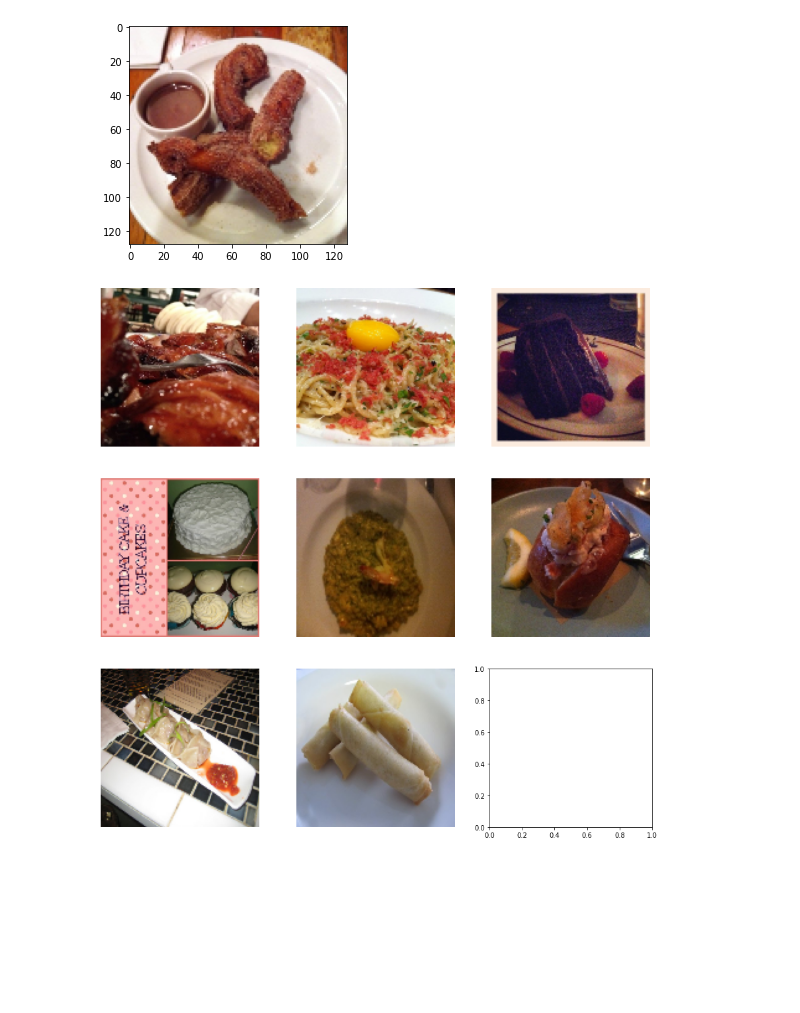
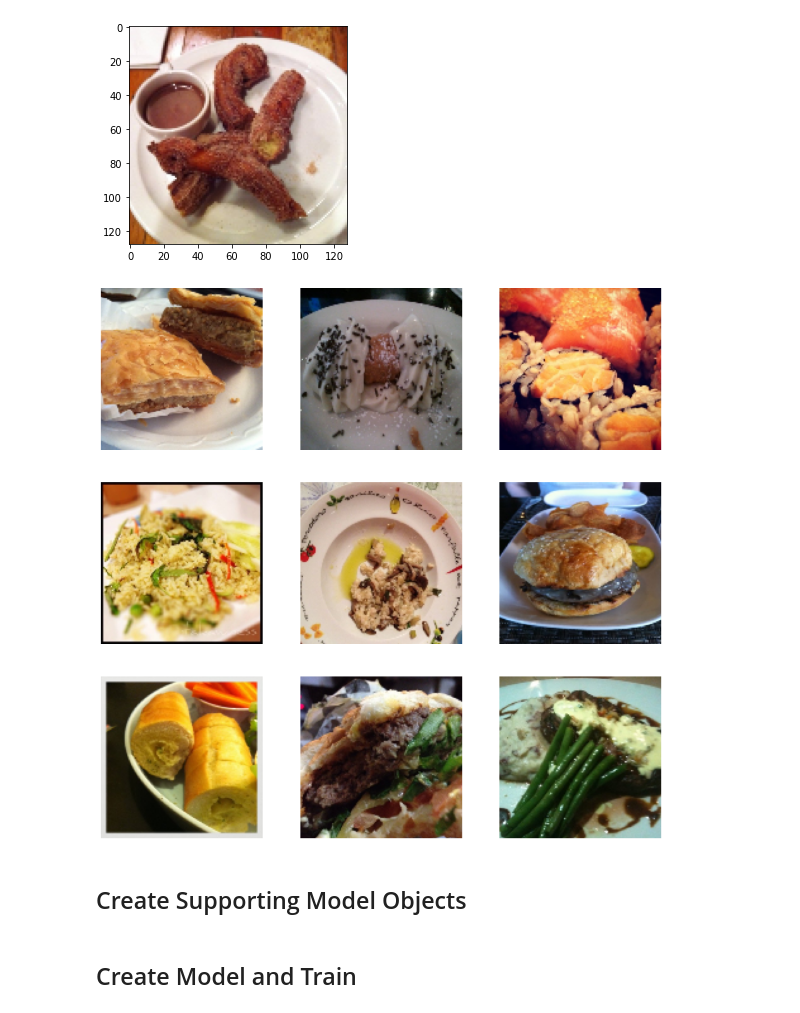
Before and after one commit to josephfemia/VQ-VAE-Pytorch, a Jupyter notebook: VQ VAE.ipynb, the cells around one changed output. Saved outputs shown, nothing was run; the diff lists cells and outputs as text; code cells hidden in the pictures; blank space fills up the shorter version.

```diff
--- a/VQ VAE.ipynb
+++ b/VQ VAE.ipynb
@@ -29,20 +34,22 @@ plt.imshow(food101_ds[0][0].permute(1, 2, 0))
 <matplotlib.image.AxesImage at 0x...>
 [figure]
 # %%
-food101_dl = torch.utils.data.DataLoader(food101_ds, batch_size=8, shuffle=True)
+food101_dl = torch.utils.data.DataLoader(food101_ds, batch_size=16, shuffle=True)
 # %%
 next_foods = next(iter(food101_dl))[0]
 # %%
 row = 0
 fig, ax = plt.subplots(3, 3, figsize=(15, 15))
 
-for i in range(next_foods.shape[0]):
+for i in range(9):
     if i % 3 == 0 and i != 0:
         row += 1
     ax[row, i % 3].imshow(next_foods[i].permute(1, 2, 0))
     ax[row, i % 3].axis('off')
 # %% [output]
-[figure, old version]
+[figure, new version]
+# %% [markdown]
+## Create Supporting Model Objects
 # %%
 class Residual(nn.Module):
     def __init__(self, in_channels, out_channels, hidden_channels):
@@ -162,3 +203,5 @@ class VQVAE(nn.Module):
+# %% [markdown]
+## Create Model and Train
 # %%
 torch.cuda.empty_cache()
 # %%
```
Also changed, not shown: parts of 26 cells of this notebook, 1 other file.
